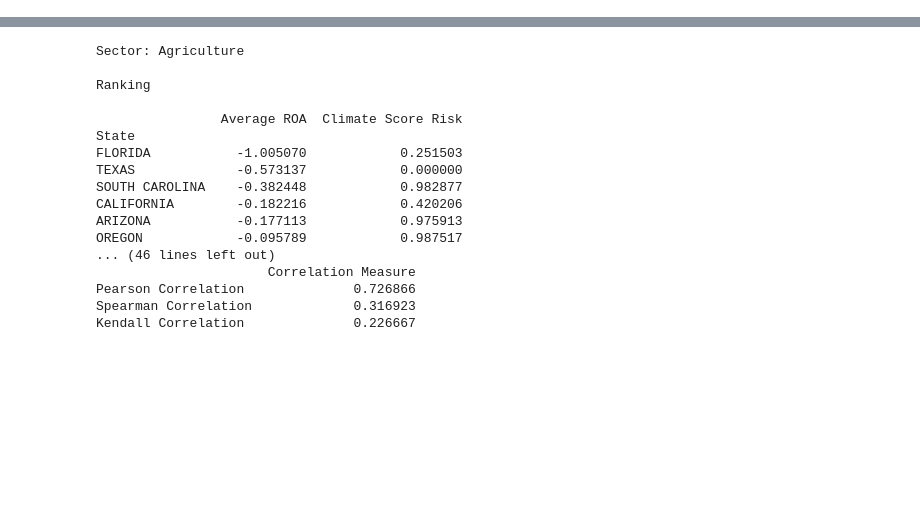
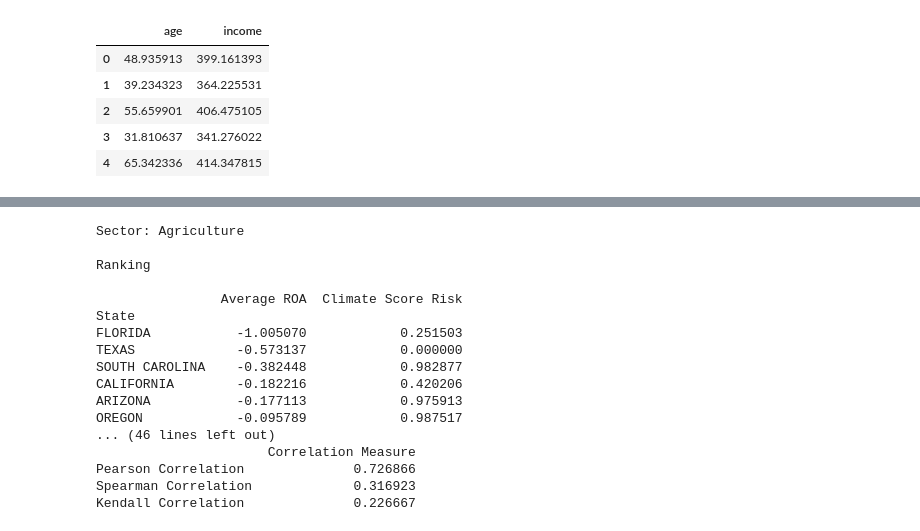
Before and after one commit to allanbellahsene/THESIS, a Jupyter notebook: CODE/Performance&ClimateRisks.ipynb, the cells around one changed output, grey strips where cells are left out. Cells and saved outputs as stored; diff of their text form; code cells hidden in the pictures; blank space fills up the shorter version.

```diff
--- a/CODE/Performance&ClimateRisks.ipynb
+++ b/CODE/Performance&ClimateRisks.ipynb
@@ -4,3 +4,15 @@ import pandas as pd
 import matplotlib.pyplot as plt
 from scipy import stats
 plt.rcParams['figure.figsize']=(12,8)
+# %%
+from copulas.datasets import sample_bivariate_age_income
+
+df = sample_bivariate_age_income()
+df.head()
+# %% [output]
+|  | age | income |
+| 0 | 48.935913 | 399.161393 |
+| 1 | 39.234323 | 364.225531 |
+| 2 | 55.659901 | 406.475105 |
+| 3 | 31.810637 | 341.276022 |
+| 4 | 65.342336 | 414.347815 |
```
Also changed, not shown: parts of 9 cells of this notebook.
